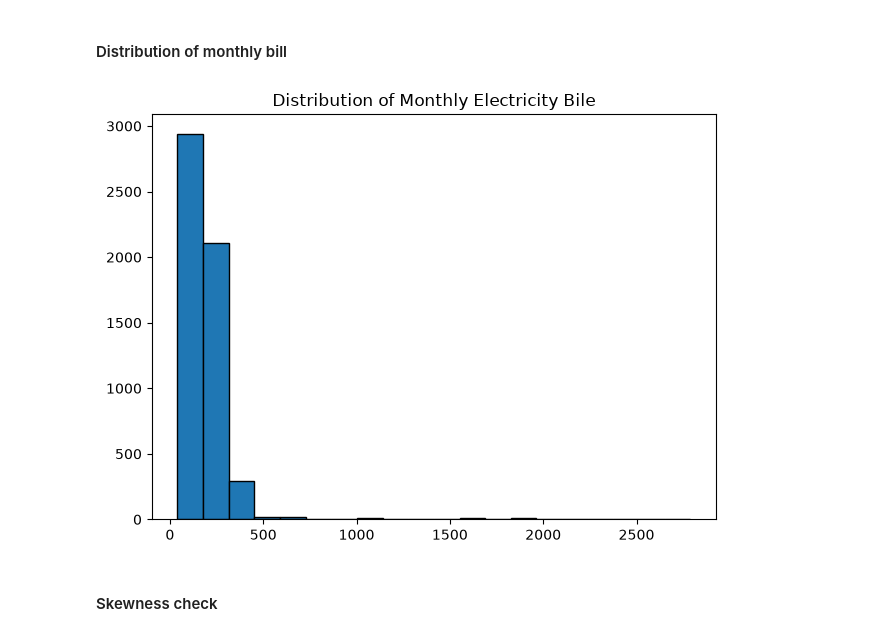
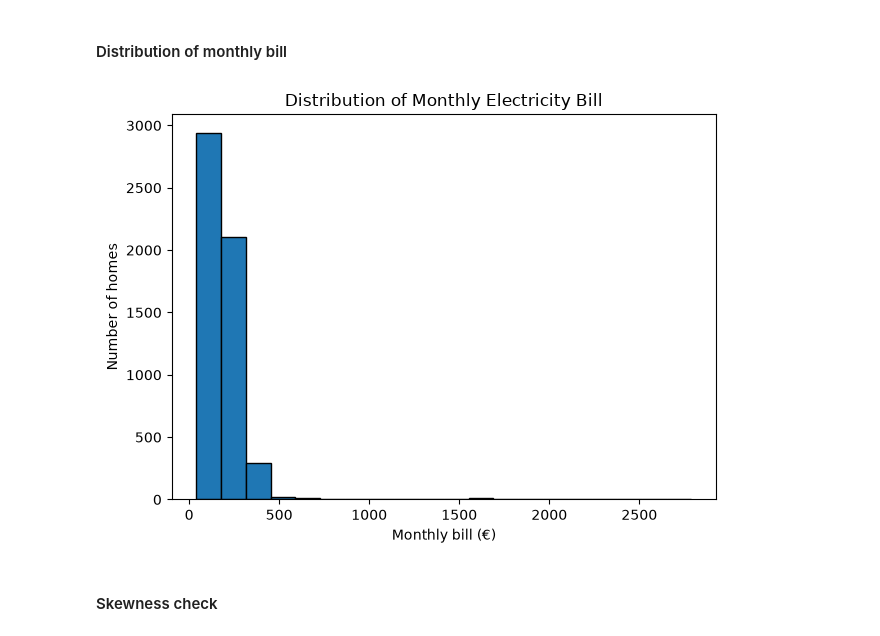
Before and after one commit to sba26038-dev/cct-data-exploration-ca1, a Jupyter notebook: CA1_Smart_Home_Energy_EDA.ipynb, the cells around one changed output. Saved outputs shown, nothing was run; the diff lists cells and outputs as text; code cells hidden in the pictures.

Commit message:
Final Commit, Feature selection Conclutions
Checking graphics.
Detailling explanations

```diff
--- a/CA1_Smart_Home_Energy_EDA.ipynb
+++ b/CA1_Smart_Home_Energy_EDA.ipynb
@@ -207,15 +207,17 @@ plt.show()
 # %% [markdown]
 #### Distribution of monthly bill
 # %%
-# Distribution of Monthly Electricity Bil
+# Distribution of Monthly Electricity Bill
+
+
 plt.hist(smart_df["monthly_bill_eur"], bins=20, edgecolor="black")
-plt.title("Distribution of Monthly Electricity Bile")
-plt.xlabel("")
-plt.ylabel("")
+plt.title("Distribution of Monthly Electricity Bill")
+plt.xlabel("Monthly bill (€)")
+plt.ylabel("Number of homes")
 plt.tight_layout()
 plt.show()
 # %% [output]
-[figure, old version]
+[figure, new version]
 # %% [markdown]
 #### Skewness check
 # %%
```
Also changed, not shown: parts of 10 cells of this notebook.
